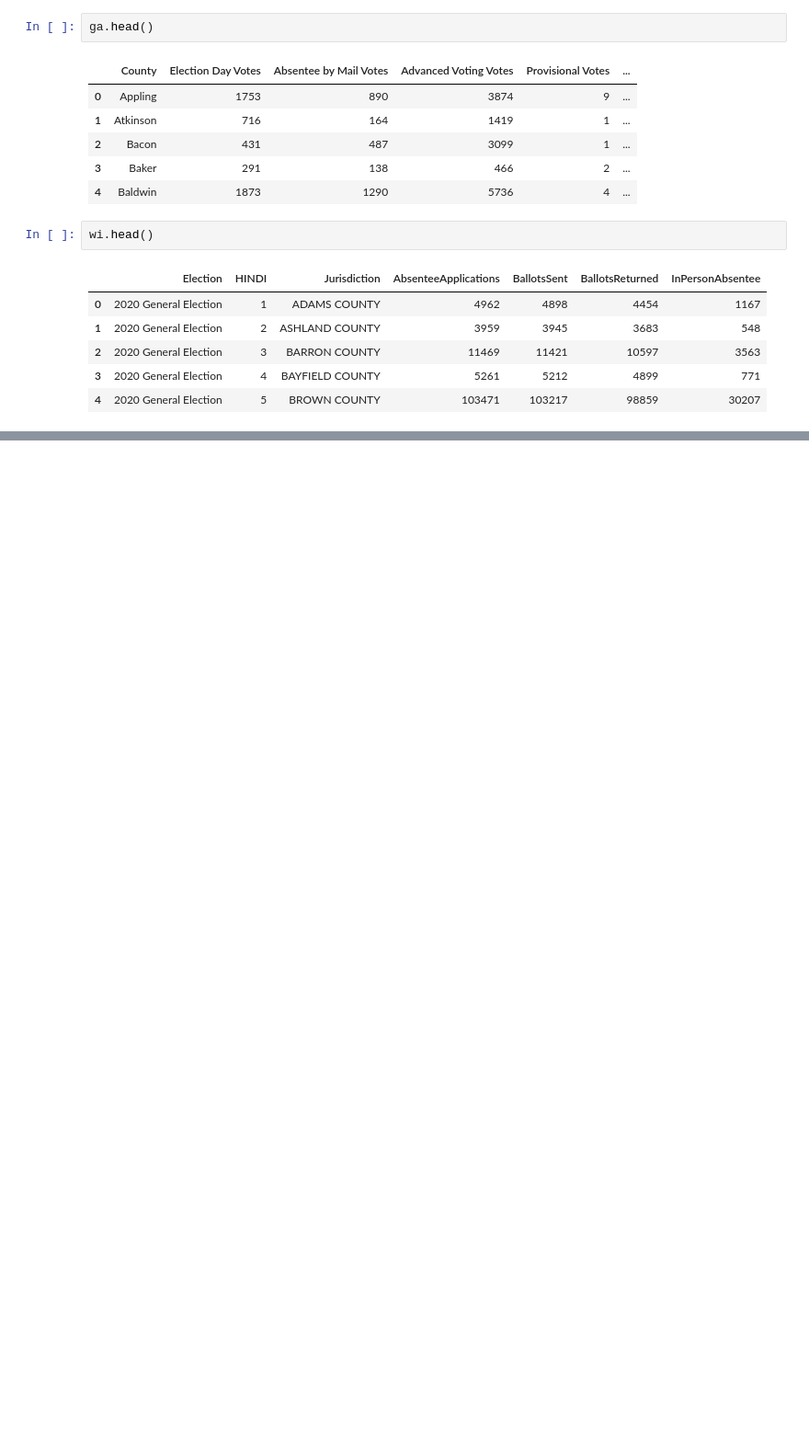
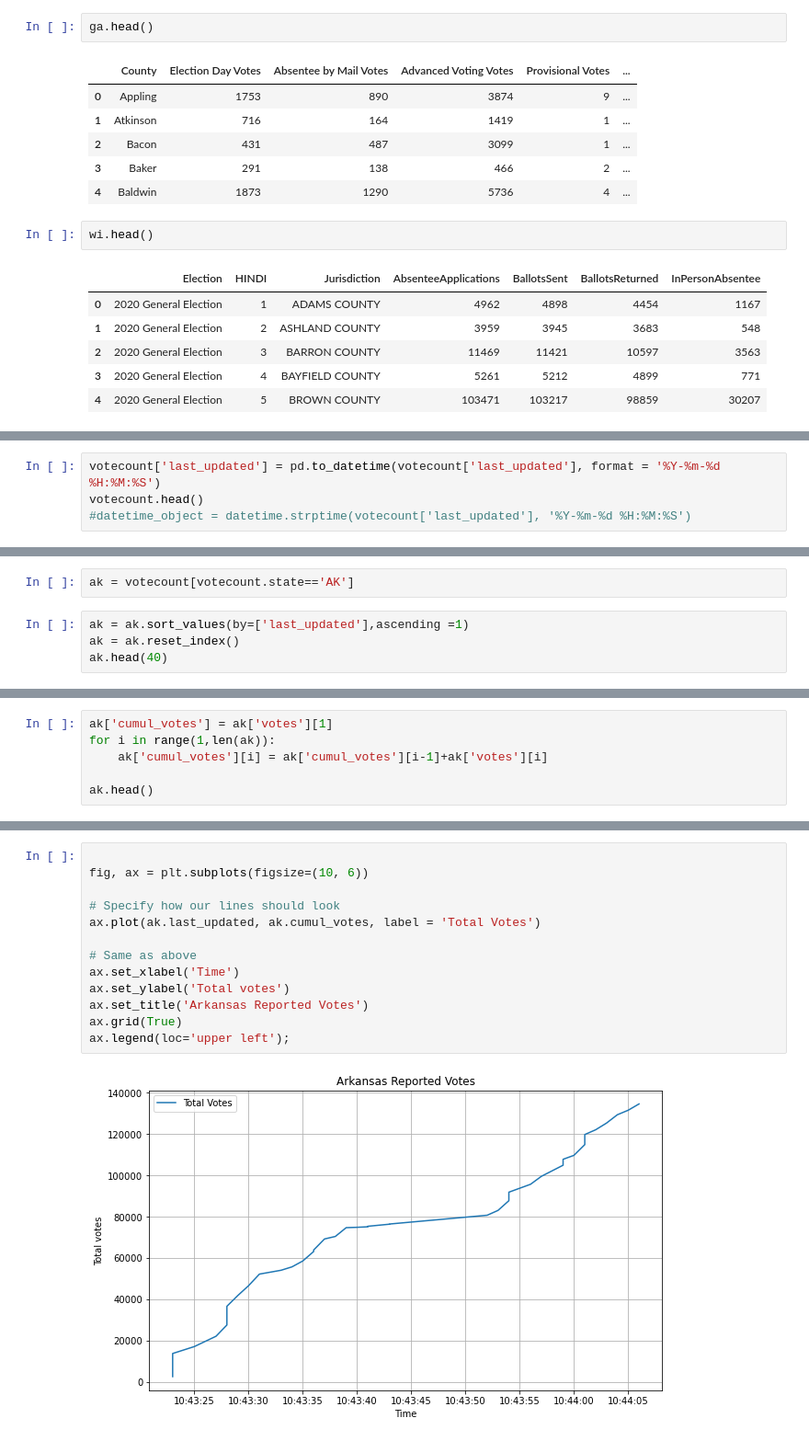
Before and after one commit to eweed001/ORIE-4741-Project, a Jupyter notebook: Absentee_Voting_Data_Analysis.ipynb, the cells around one changed output, grey strips where cells are left out. Shown at 92% size. Cells and saved outputs as stored; diff of their text form; blank space fills up the shorter version.

```diff
--- a/Absentee_Voting_Data_Analysis.ipynb
+++ b/Absentee_Voting_Data_Analysis.ipynb
@@ -49,0 +73,4 @@ wi.head()
+# %%
+votecount['last_updated'] = pd.to_datetime(votecount['last_updated'], format = '%Y-%m-%d %H:%M:%S')
+votecount.head()
+#datetime_object = datetime.strptime(votecount['last_updated'], '%Y-%m-%d %H:%M:%S')
@@ -49,0 +124,6 @@ wi.head()
+# %%
+ak = votecount[votecount.state=='AK']
+# %%
+ak = ak.sort_values(by=['last_updated'],ascending =1)
+ak = ak.reset_index()
+ak.head(40)
@@ -49,0 +148,6 @@ wi.head()
+# %%
+ak['cumul_votes'] = ak['votes'][1]
+for i in range(1,len(ak)):
+    ak['cumul_votes'][i] = ak['cumul_votes'][i-1]+ak['votes'][i]
+
+ak.head()
@@ -49,0 +165,15 @@ wi.head()
+# %%
+
+fig, ax = plt.subplots(figsize=(10, 6))
+
+# Specify how our lines should look
+ax.plot(ak.last_updated, ak.cumul_votes, label = 'Total Votes')
+
+# Same as above
+ax.set_xlabel('Time')
+ax.set_ylabel('Total votes')
+ax.set_title('Arkansas Reported Votes')
+ax.grid(True)
+ax.legend(loc='upper left');
+# %% [output]
+[figure, added]
```
Also changed, not shown: parts of 16 cells of this notebook, 1 other file.
